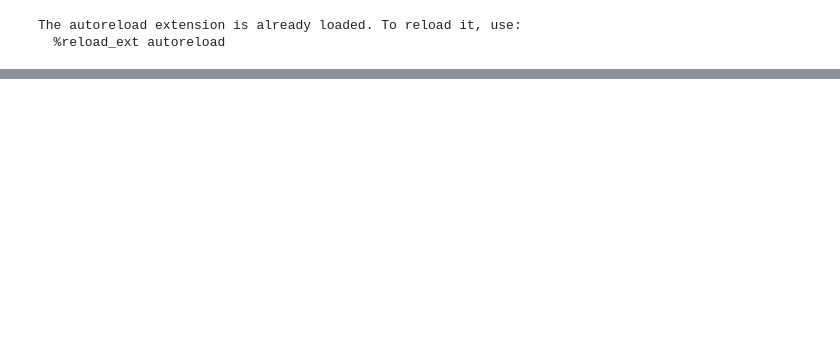
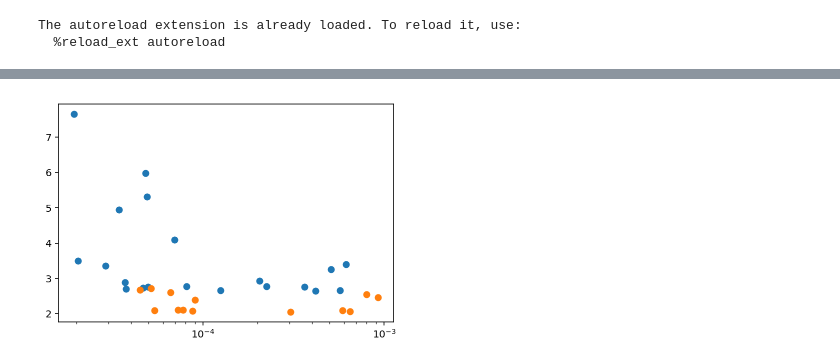
Before and after one commit to AndreaAmico/kaggle, a Jupyter notebook: LANL/notebooks/read_grid.ipynb, the cells around one changed output, grey strips where cells are left out. Cells and saved outputs as stored; diff of their text form; code cells hidden in the pictures; blank space fills up the shorter version.

```diff
--- a/LANL/notebooks/read_grid.ipynb
+++ b/LANL/notebooks/read_grid.ipynb
@@ -30,0 +126,10 @@ plt.ylim(0,50)
+# %%
+df_filt = df_sq
+
+plt.errorbar(df_filt.learning_rate, np.sqrt(df_filt.val_score_mean), df_filt.val_score_std/50, fmt='o')
+plt.xscale('log')
+
+plt.errorbar(df.learning_rate, df.val_score_mean, df.val_score_std, fmt='o')
+plt.xscale('log')
+# %% [output]
+[figure, added]
```
Also changed, not shown: parts of 18 cells of this notebook, 12 other files.
